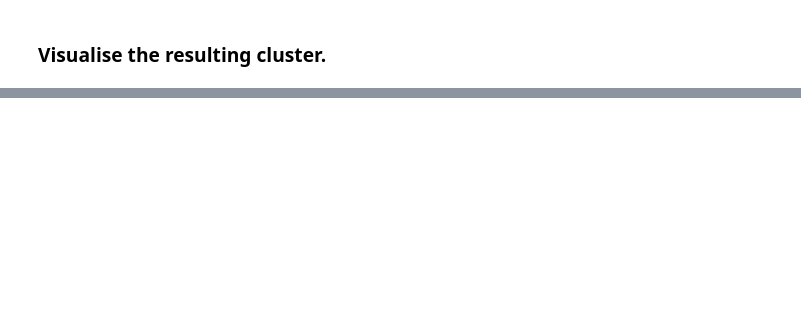
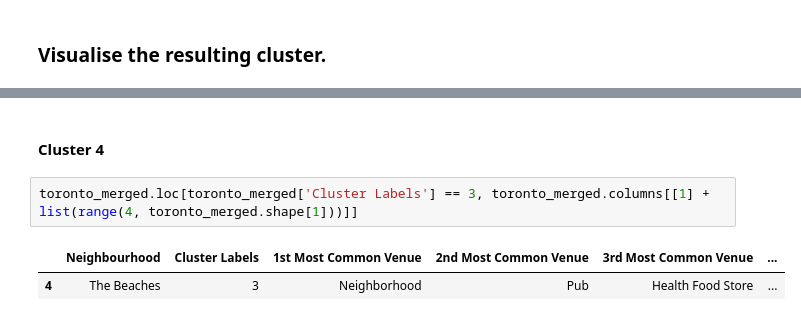
Before and after one commit to colin-ng/Coursera_Capstone, a Jupyter notebook: ML9_Assignment.ipynb, the cells around one changed output, grey strips where cells are left out. Drawn from its saved outputs; the diff is of its cells as text; blank space fills up the shorter version.

```diff
--- a/ML9_Assignment.ipynb
+++ b/ML9_Assignment.ipynb
@@ -579,0 +618,7 @@ map_clusters
+# %% [markdown]
+#### Cluster 4
+# %%
+toronto_merged.loc[toronto_merged['Cluster Labels'] == 3, toronto_merged.columns[[1] + list(range(4, toronto_merged.shape[1]))]]
+# %% [output]
+|  | Neighbourhood | Cluster Labels | 1st Most Common Venue | 2nd Most Common Venue | 3rd Most Common Venue | ... |
+| 4 | The Beaches | 3 | Neighborhood | Pub | Health Food Store | ... |
```
Also changed, not shown: parts of 11 cells of this notebook.
